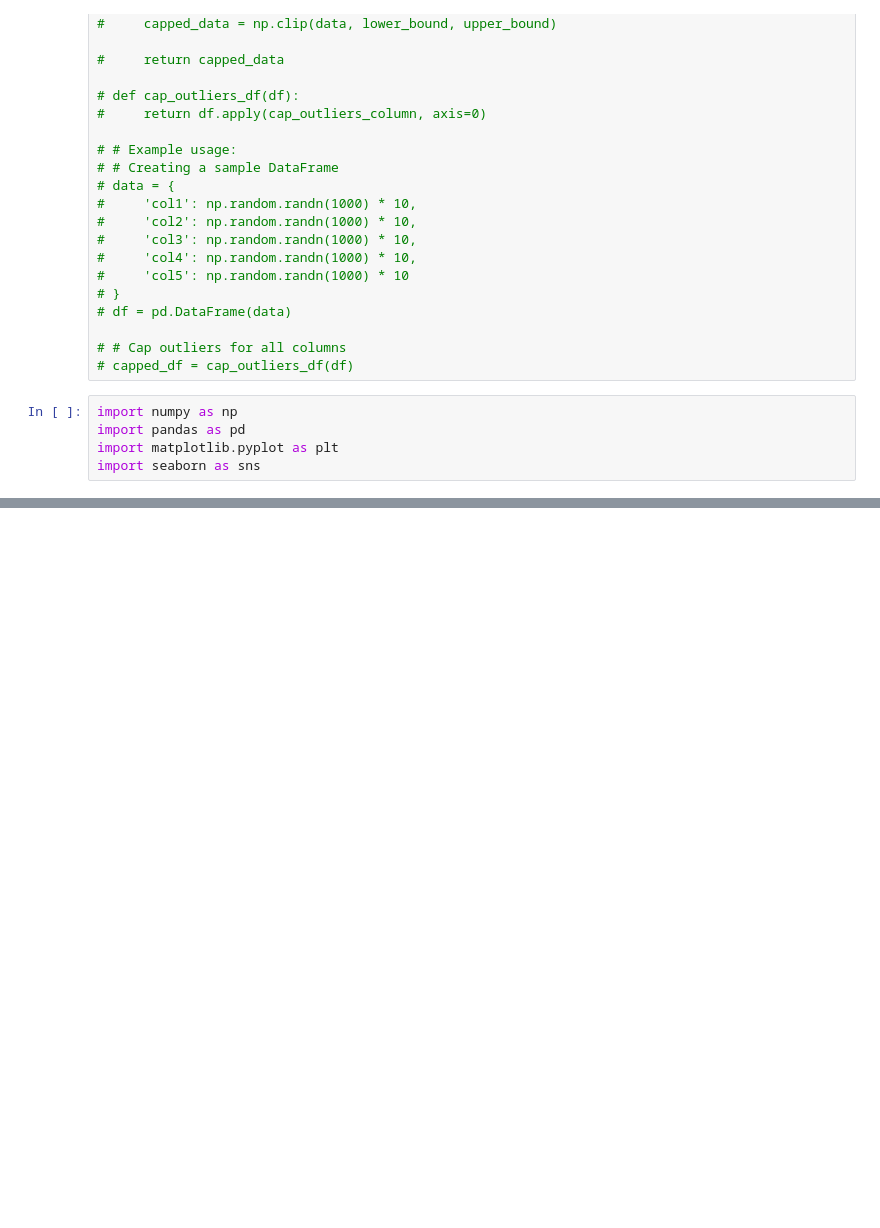
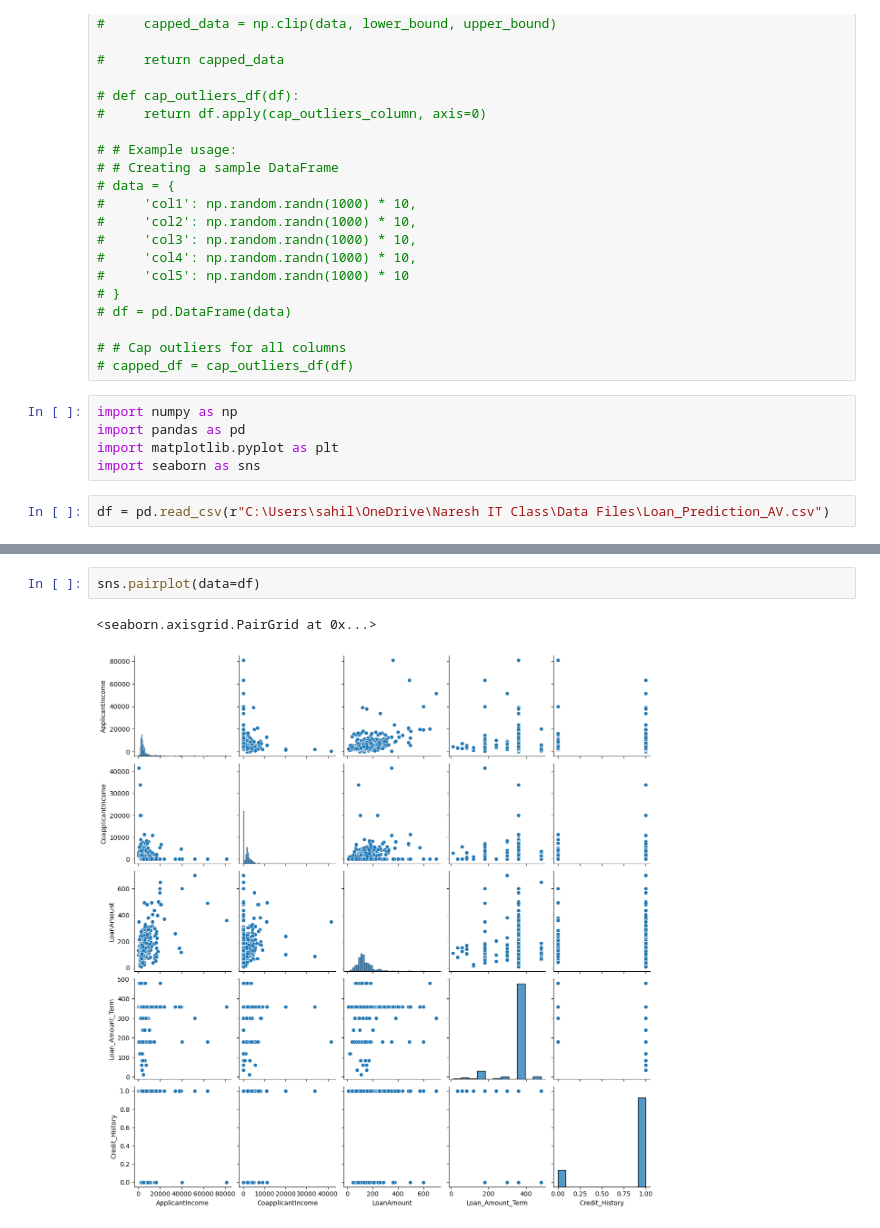
Before and after one commit to Sahilkhan-34/Exploratory_data_analysis_EDA, a Jupyter notebook: AV_Loan_prediction/AV_Loan_prediction.ipynb, the cells around one changed output, grey strips where cells are left out. Saved outputs shown, nothing was run; the diff lists cells and outputs as text; blank space fills up the shorter version.

```diff
--- a/AV_Loan_prediction/AV_Loan_prediction.ipynb
+++ b/AV_Loan_prediction/AV_Loan_prediction.ipynb
@@ -35,3 +35,5 @@ import numpy as np
 import pandas as pd
 import matplotlib.pyplot as plt
 import seaborn as sns
+# %%
+df = pd.read_csv(r"C:\Users\sahil\OneDrive\Naresh IT Class\Data Files\Loan_Prediction_AV.csv")
@@ -37,0 +56,5 @@ import seaborn as sns
+# %%
+sns.pairplot(data=df)
+# %% [output]
+<seaborn.axisgrid.PairGrid at 0x...>
+[figure, added]
```
Also changed, not shown: parts of 12 cells of this notebook, 1 other file.
